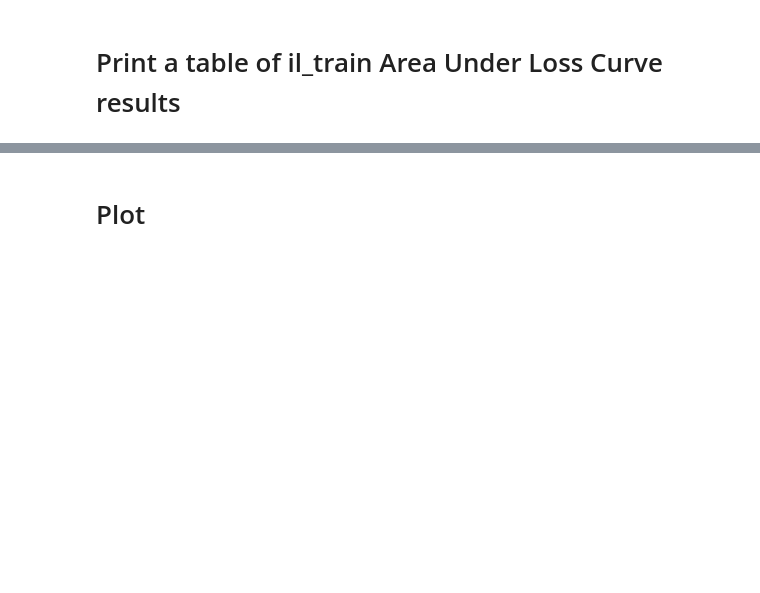
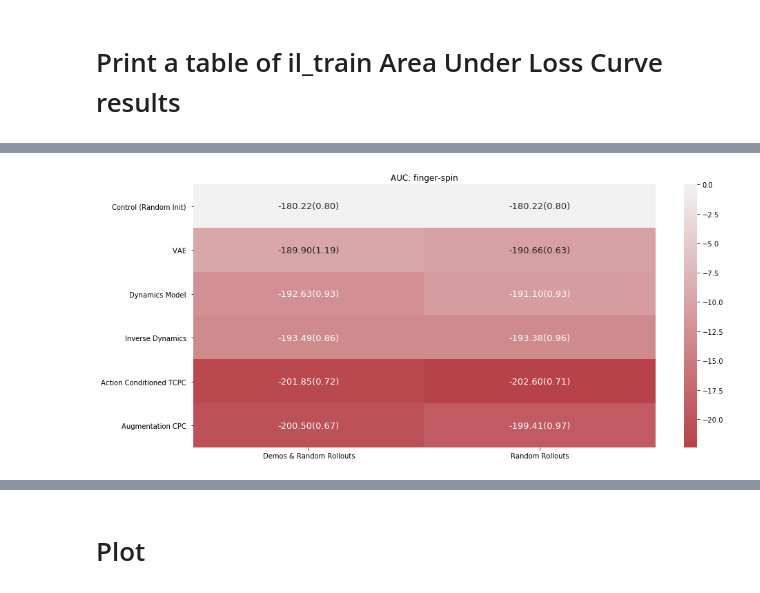
Before and after one commit to HumanCompatibleAI/eirli, a Jupyter notebook: analysis/plot.ipynb, the cells around one changed output, grey strips where cells are left out. Saved outputs shown, nothing was run; the diff lists cells and outputs as text; code cells hidden in the pictures; blank space fills up the shorter version.

```diff
--- a/analysis/plot.ipynb
+++ b/analysis/plot.ipynb
@@ -904,0 +984,4 @@ def task_auc_heatmap(task, df_dict, control_key="control_ortho_init_cfg_data_rep
+# %%
+task_auc_heatmap('finger-spin', pooled_auc_dataframes, control_key='Control (Random Init) ')
+# %% [output]
+[figure, added]
```
Also changed, not shown: parts of 49 cells of this notebook.
